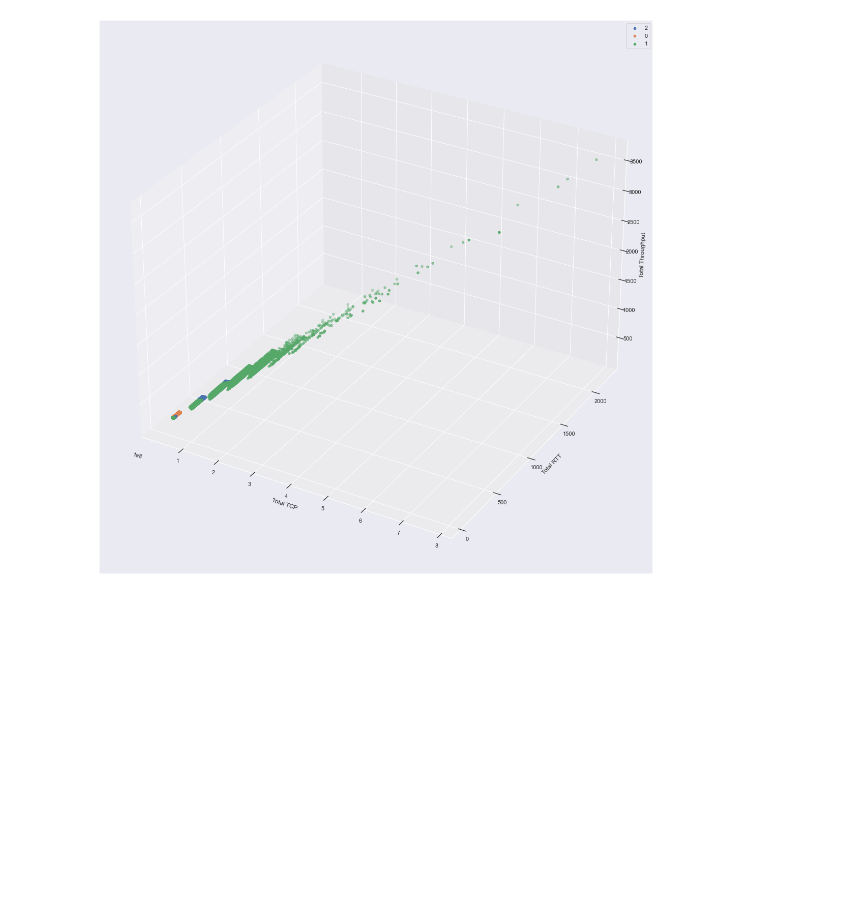
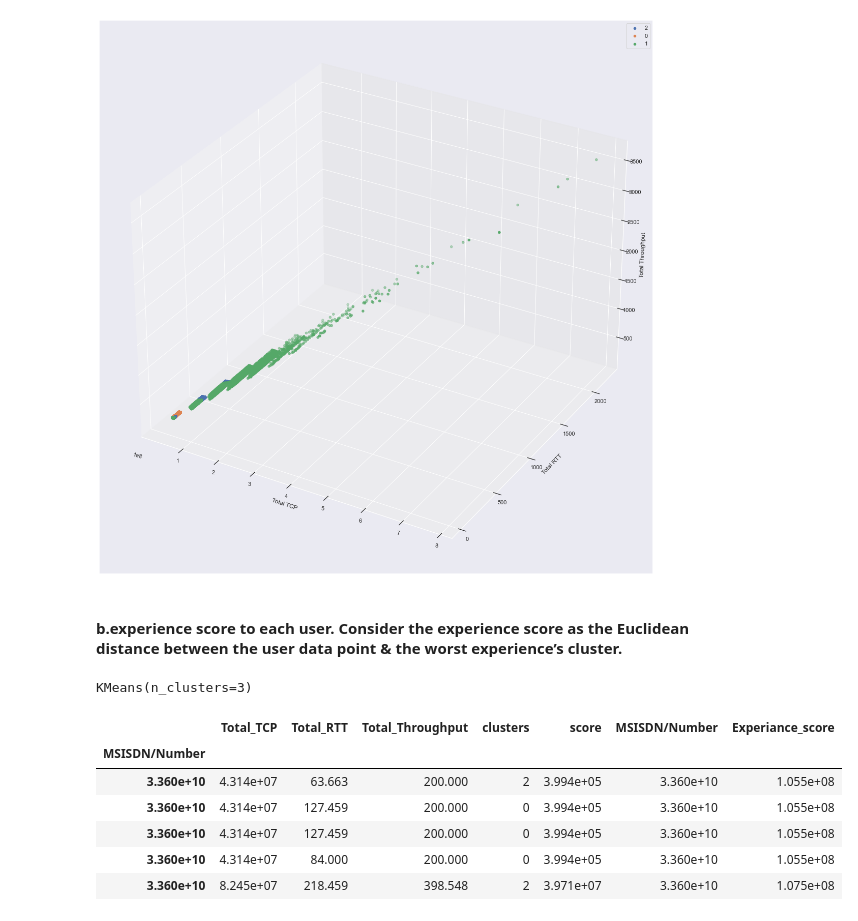
Before and after one commit to bereketkibru/User_Analytics_in_telecom, a Jupyter notebook: notebooks/Experience Analytics.ipynb, the cells around one changed output. Saved outputs shown, nothing was run; the diff lists cells and outputs as text; code cells hidden in the pictures; blank space fills up the shorter version.

```diff
--- a/notebooks/Experience Analytics.ipynb
+++ b/notebooks/Experience Analytics.ipynb
@@ -437,3 +437,30 @@ for s in experience_metrics_with_cluster.clusters.unique():
     ax.legend()
 # %% [output]
 [figure]
+# %% [markdown]
+#### b.experience score to each user. Consider the experience score as the Euclidean distance between the user data point & the worst experience’s cluster.
+# %%
+experience_metrics_with_cluster_2 = experience_metrics_with_cluster.copy()
+experience_metrics_with_cluster_2 = experience_metrics_with_cluster_2.drop('Handset Type', axis=1)
+kmeans
+# %% [output]
+KMeans(n_clusters=3)
+# %%
+distance = kmeans.fit_transform(experience_metrics_with_cluster_2)
+
+distance_from_less_exp = list(map(lambda x : x[0], distance))
+
+distance_from_less_exp
+experience_metrics_with_cluster_2['Experiance_score'] = distance_from_less_exp
+# %%
+experience_metrics_with_cluster_2['MSISDN/Number'] = experience_metrics_with_cluster_2.index
+# %%
+experience_metrics_with_cluster_2.head()
+# %% [output]
+|  | Total_TCP | Total_RTT | Total_Throughput | clusters | score | MSISDN/Number | Experiance_score |
+| MSISDN/Number |  |  |  |  |  |  |  |
+| 3.360e+10 | 4.314e+07 | 63.663 | 200.000 | 2 | 3.994e+05 | 3.360e+10 | 1.055e+08 |
+| 3.360e+10 | 4.314e+07 | 127.459 | 200.000 | 0 | 3.994e+05 | 3.360e+10 | 1.055e+08 |
+| 3.360e+10 | 4.314e+07 | 127.459 | 200.000 | 0 | 3.994e+05 | 3.360e+10 | 1.055e+08 |
+| 3.360e+10 | 4.314e+07 | 84.000 | 200.000 | 0 | 3.994e+05 | 3.360e+10 | 1.055e+08 |
+| 3.360e+10 | 8.245e+07 | 218.459 | 398.548 | 2 | 3.971e+07 | 3.360e+10 | 1.075e+08 |
```
Also changed, not shown: parts of 1 cell of this notebook, 4 other files.
